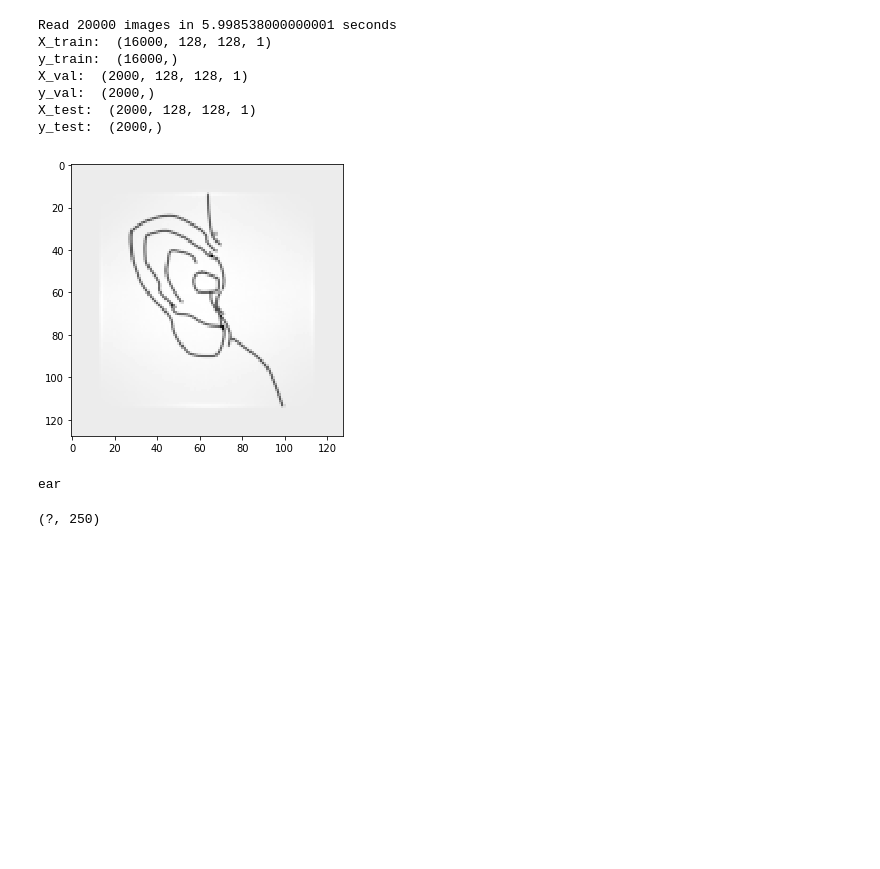
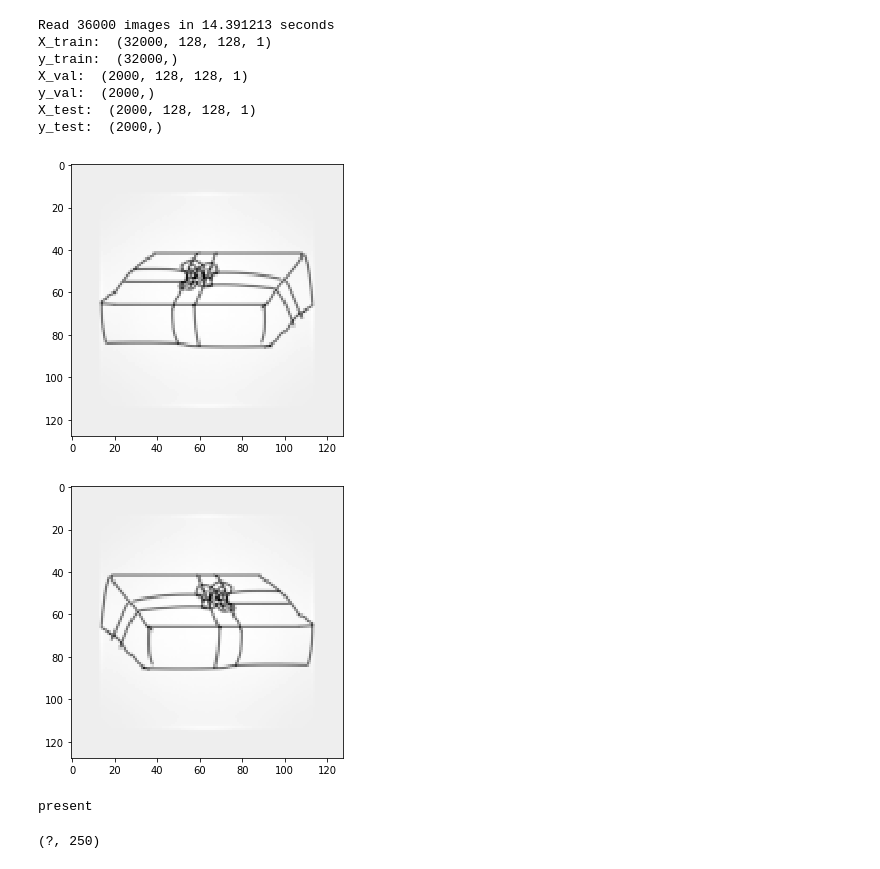
Before and after one commit to wayneb0t/sketch-recognition, a Jupyter notebook: ResNet.ipynb, the cells around one changed output. Cells and saved outputs as stored; diff of their text form; code cells hidden in the pictures; blank space fills up the shorter version.

Commit message:
Add image flipping for training examples

```diff
--- a/ResNet.ipynb
+++ b/ResNet.ipynb
@@ -22,7 +22,7 @@ num_classes = 250 #250
 res = 128
 
 tic = time.clock()
-X_train, y_train, X_val, y_val, X_test, y_test, labels = datautils.get_data(num_classes=num_classes, res=128)
+X_train, y_train, X_val, y_val, X_test, y_test, labels = datautils.get_data(num_classes=num_classes, res=128, flip=True)
 toc = time.clock()
 print ("Read {} images in {:5} seconds".format(X_train.shape[0] + X_val.shape[0] + X_test.shape[0], toc - tic))
 print ("X_train: ", X_train.shape)
@@ -32,9 +32,9 @@ print ("y_val: ", y_val.shape)
 print ("X_test: ", X_test.shape)
 print ("y_test: ", y_test.shape)
 # %% [output]
-Read 20000 images in 5.998538000000001 seconds
-X_train:  (16000, 128, 128, 1)
-y_train:  (16000,)
+Read 36000 images in 14.391213 seconds
+X_train:  (32000, 128, 128, 1)
+y_train:  (32000,)
 X_val:  (2000, 128, 128, 1)
 y_val:  (2000,)
 X_test:  (2000, 128, 128, 1)
@@ -42,12 +42,15 @@ y_test:  (2000,)
 # %%
 # Plot a random image
 sample = np.random.randint(X_train.shape[0])
 plt.imshow(X_train[sample].reshape(128, 128))
 plt.show()
+plt.imshow(X_train[sample + (1 if sample % 2 == 0 else -1)].reshape(128, 128))
+plt.show()
 print (labels[y_train[sample]])
 # %% [output]
-[figure, old version]
+[figure, new version]
+[figure, added]
-ear
+present
 # %%
 tf.reset_default_graph()
 with tf.device('/gpu:0'):
```
Also changed, not shown: 1 other file.
